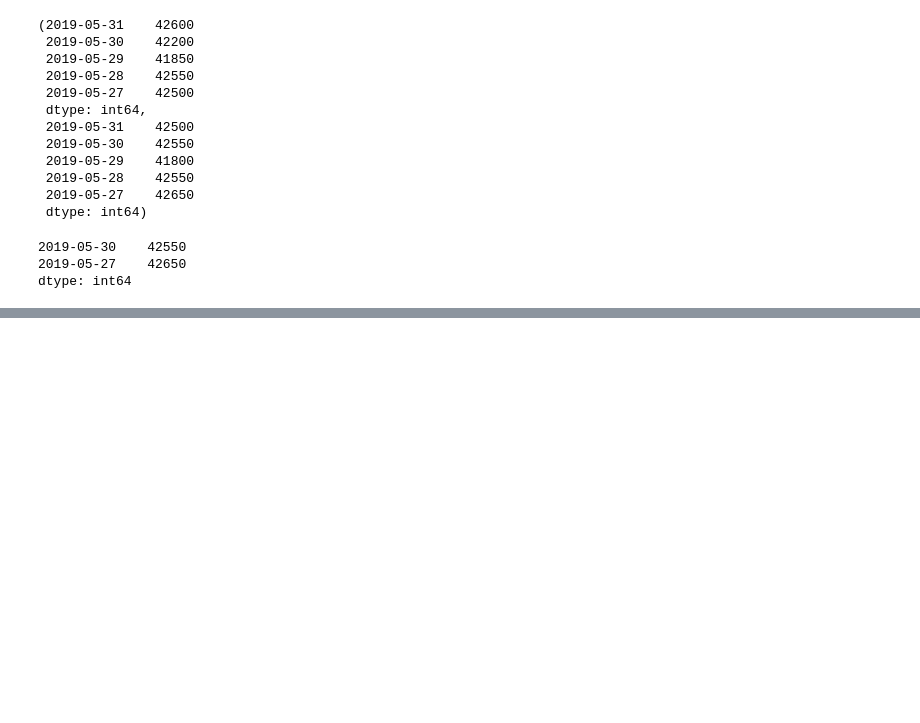
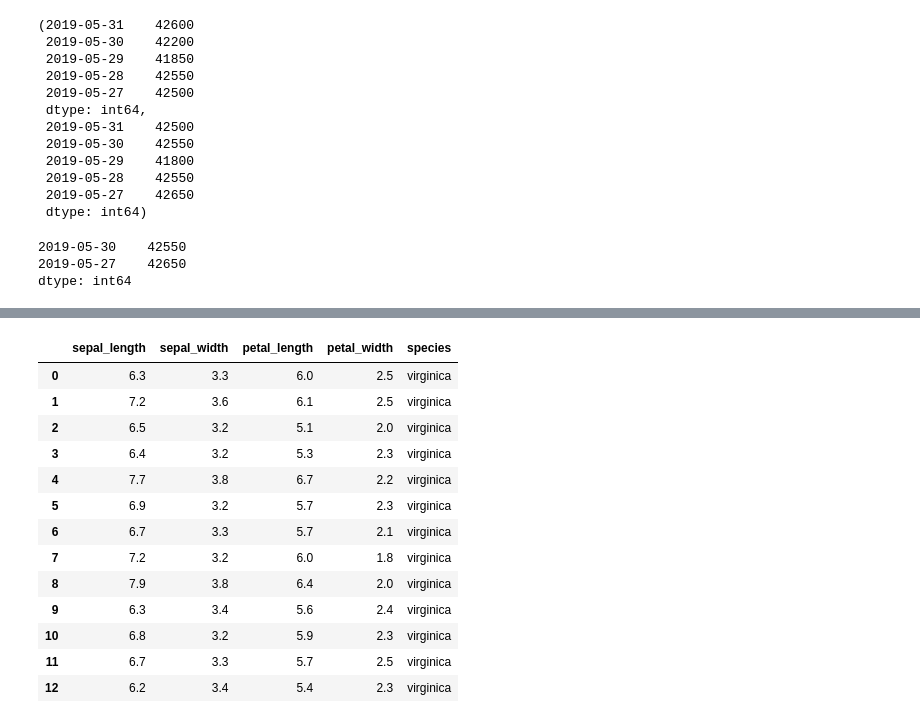
Before and after one commit to bayern31/0924_test, a Jupyter notebook: pandas.ipynb, the cells around one changed output, grey strips where cells are left out. Saved outputs shown, nothing was run; the diff lists cells and outputs as text; code cells hidden in the pictures; blank space fills up the shorter version.

```diff
--- a/pandas.ipynb
+++ b/pandas.ipynb
@@ -297,0 +611,22 @@ dtype: int64
+# %%
+# 다중 조건
+# & : AND 연산자
+# | : OR 연산자
+# iris.loc[(조건식1) & (조건식2), :]
+iris.loc[(iris['species'] == "virginica") &
+        (iris['sepal_width'] >= 3.2), :].reset_index(drop=True)
+# %% [output]
+|  | sepal_length | sepal_width | petal_length | petal_width | species |
+| 0 | 6.3 | 3.3 | 6.0 | 2.5 | virginica |
+| 1 | 7.2 | 3.6 | 6.1 | 2.5 | virginica |
+| 2 | 6.5 | 3.2 | 5.1 | 2.0 | virginica |
+| 3 | 6.4 | 3.2 | 5.3 | 2.3 | virginica |
+| 4 | 7.7 | 3.8 | 6.7 | 2.2 | virginica |
+| 5 | 6.9 | 3.2 | 5.7 | 2.3 | virginica |
+| 6 | 6.7 | 3.3 | 5.7 | 2.1 | virginica |
+| 7 | 7.2 | 3.2 | 6.0 | 1.8 | virginica |
+| 8 | 7.9 | 3.8 | 6.4 | 2.0 | virginica |
+| 9 | 6.3 | 3.4 | 5.6 | 2.4 | virginica |
+| 10 | 6.8 | 3.2 | 5.9 | 2.3 | virginica |
+| 11 | 6.7 | 3.3 | 5.7 | 2.5 | virginica |
+| 12 | 6.2 | 3.4 | 5.4 | 2.3 | virginica |
```
Also changed, not shown: parts of 40 cells of this notebook, 7 other files.
